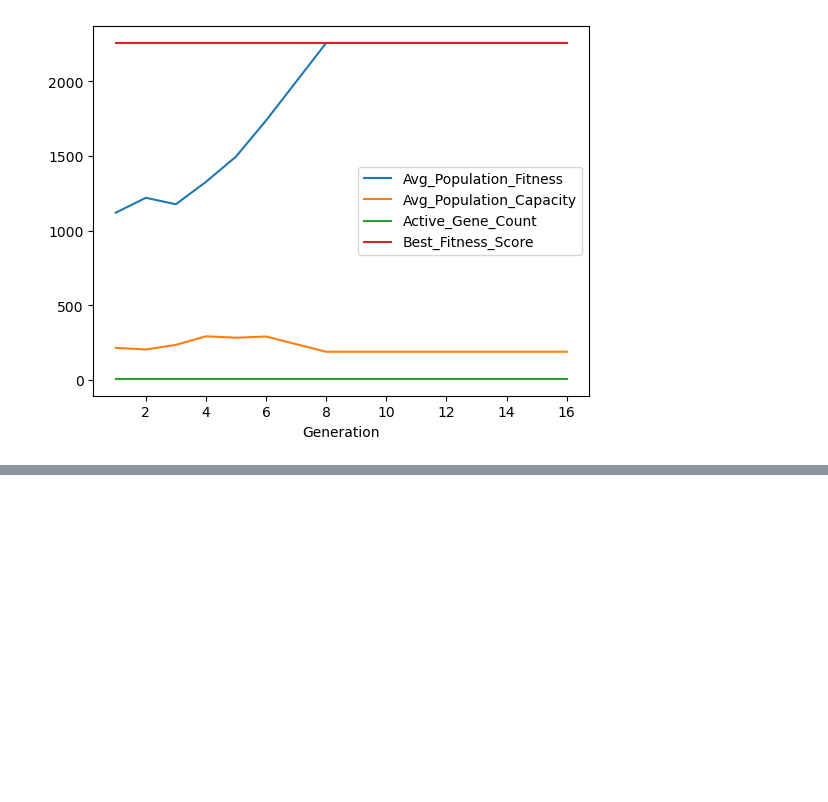
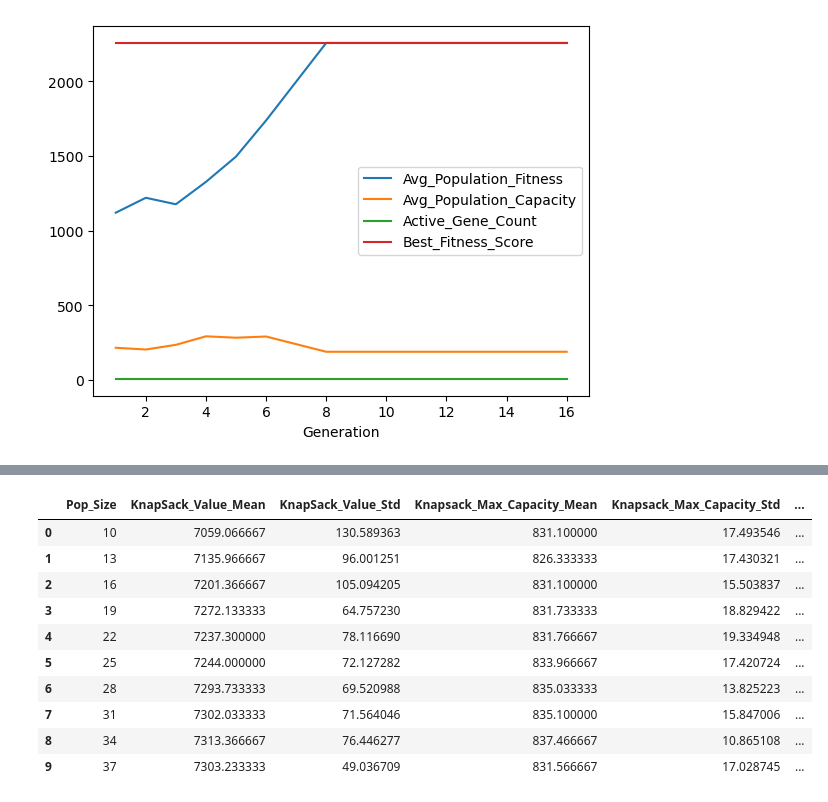
Before and after one commit to ajay-naidu-96/GeneticAlgo, a Jupyter notebook: notebooks/TheFancyStuff.ipynb, the cells around one changed output, grey strips where cells are left out. Saved outputs shown, nothing was run; the diff lists cells and outputs as text; code cells hidden in the pictures; blank space fills up the shorter version.

```diff
--- a/notebooks/TheFancyStuff.ipynb
+++ b/notebooks/TheFancyStuff.ipynb
@@ -113,0 +163,14 @@ np.float64(6980.0)
+# %%
+summary
+# %% [output]
+|  | Pop_Size | KnapSack_Value_Mean | KnapSack_Value_Std | Knapsack_Max_Capacity_Mean | Knapsack_Max_Capacity_Std | ... |
+| 0 | 10 | 7059.066667 | 130.589363 | 831.100000 | 17.493546 | ... |
+| 1 | 13 | 7135.966667 | 96.001251 | 826.333333 | 17.430321 | ... |
+| 2 | 16 | 7201.366667 | 105.094205 | 831.100000 | 15.503837 | ... |
+| 3 | 19 | 7272.133333 | 64.757230 | 831.733333 | 18.829422 | ... |
+| 4 | 22 | 7237.300000 | 78.116690 | 831.766667 | 19.334948 | ... |
+| 5 | 25 | 7244.000000 | 72.127282 | 833.966667 | 17.420724 | ... |
+| 6 | 28 | 7293.733333 | 69.520988 | 835.033333 | 13.825223 | ... |
+| 7 | 31 | 7302.033333 | 71.564046 | 835.100000 | 15.847006 | ... |
+| 8 | 34 | 7313.366667 | 76.446277 | 837.466667 | 10.865108 | ... |
+| 9 | 37 | 7303.233333 | 49.036709 | 831.566667 | 17.028745 | ... |
```
Also changed, not shown: parts of 11 cells of this notebook, 3 other files.
